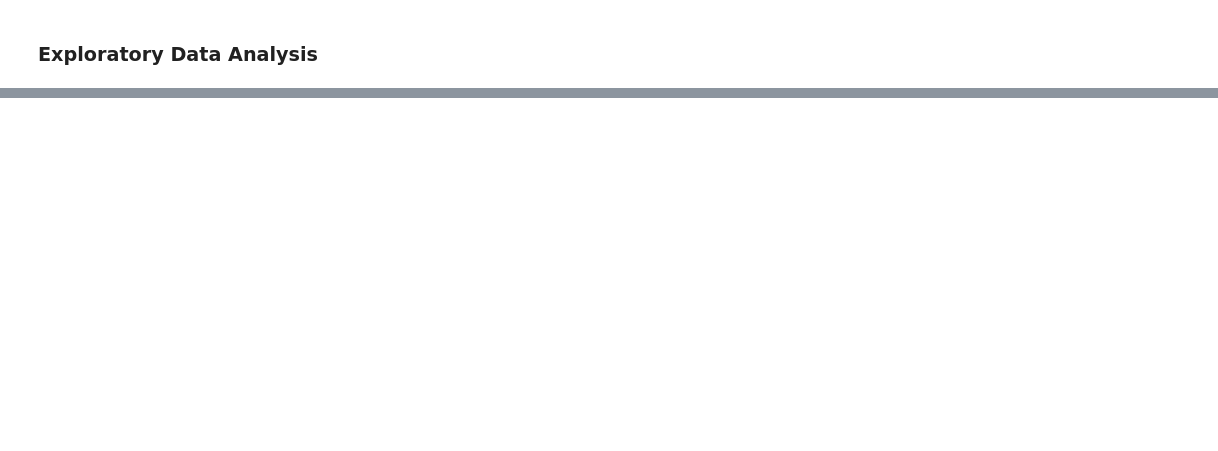
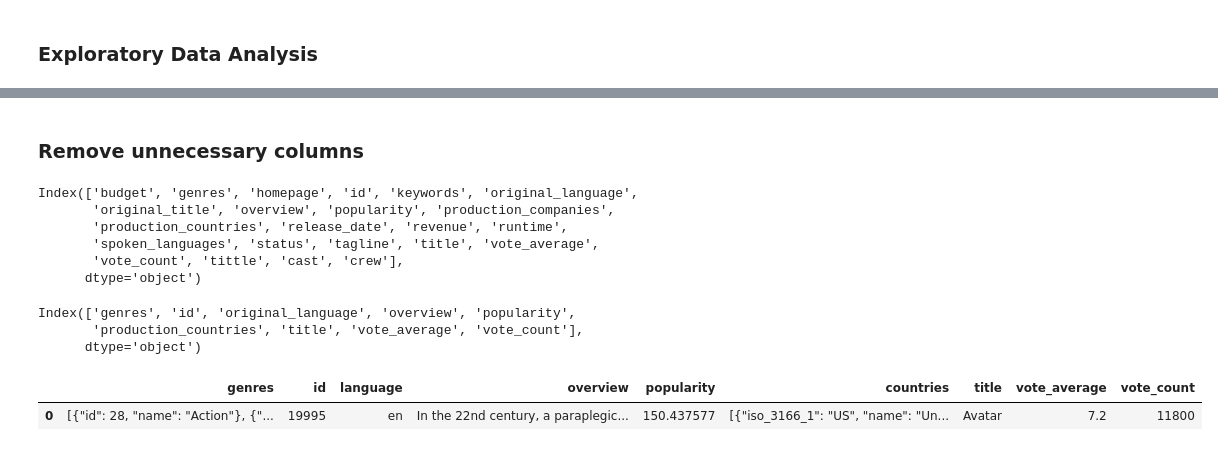
Before and after one commit to faisalbegins/recommender-ml, a Jupyter notebook: notebooks/recommender.ipynb, the cells around one changed output, grey strips where cells are left out. Cells and saved outputs as stored; diff of their text form; code cells hidden in the pictures; blank space fills up the shorter version.

```diff
--- a/notebooks/recommender.ipynb
+++ b/notebooks/recommender.ipynb
@@ -55,0 +31,4 @@ dtype: int64
+# %%
+# Join two dataset based on id (movie_id)
+credits_df.columns = ['id','tittle','cast','crew']
+df = movies_df.merge(credits_df, on='id')
@@ -55,0 +47,41 @@ dtype: int64
+# %% [markdown]
+### Remove unnecessary columns
+# %%
+# check columns
+
+df.columns
+# %% [output]
+Index(['budget', 'genres', 'homepage', 'id', 'keywords', 'original_language',
+       'original_title', 'overview', 'popularity', 'production_companies',
+       'production_countries', 'release_date', 'revenue', 'runtime',
+       'spoken_languages', 'status', 'tagline', 'title', 'vote_average',
+       'vote_count', 'tittle', 'cast', 'crew'],
+      dtype='object')
+# %%
+# drop unnecessary columns
+
+df = df.drop(['budget', 'homepage', 'keywords',
+              'original_title', 'production_companies',
+              'release_date', 'revenue', 'runtime',
+              'spoken_languages', 'status', 'tagline',
+              'cast', 'crew', 'tittle'], axis=1)
+# %%
+# check available columns
+df.columns
+# %% [output]
+Index(['genres', 'id', 'original_language', 'overview', 'popularity',
+       'production_countries', 'title', 'vote_average', 'vote_count'],
+      dtype='object')
+# %%
+# rename columns
+
+df.columns = ['genres', 'id', 'language',
+              'overview', 'popularity',
+              'countries', 'title',
+              'vote_average', 'vote_count']
+# %%
+# check data after removing unnecessary columns
+df.head(1)
+# %% [output]
+|  | genres | id | language | overview | popularity | countries | title | vote_average | vote_count |
+| 0 | [{"id": 28, "name": "Action"}, {"... | 19995 | en | In the 22nd century, a paraplegic... | 150.437577 | [{"iso_3166_1": "US", "name": "Un... | Avatar | 7.2 | 11800 |
```
Also changed, not shown: parts of 25 cells of this notebook.
